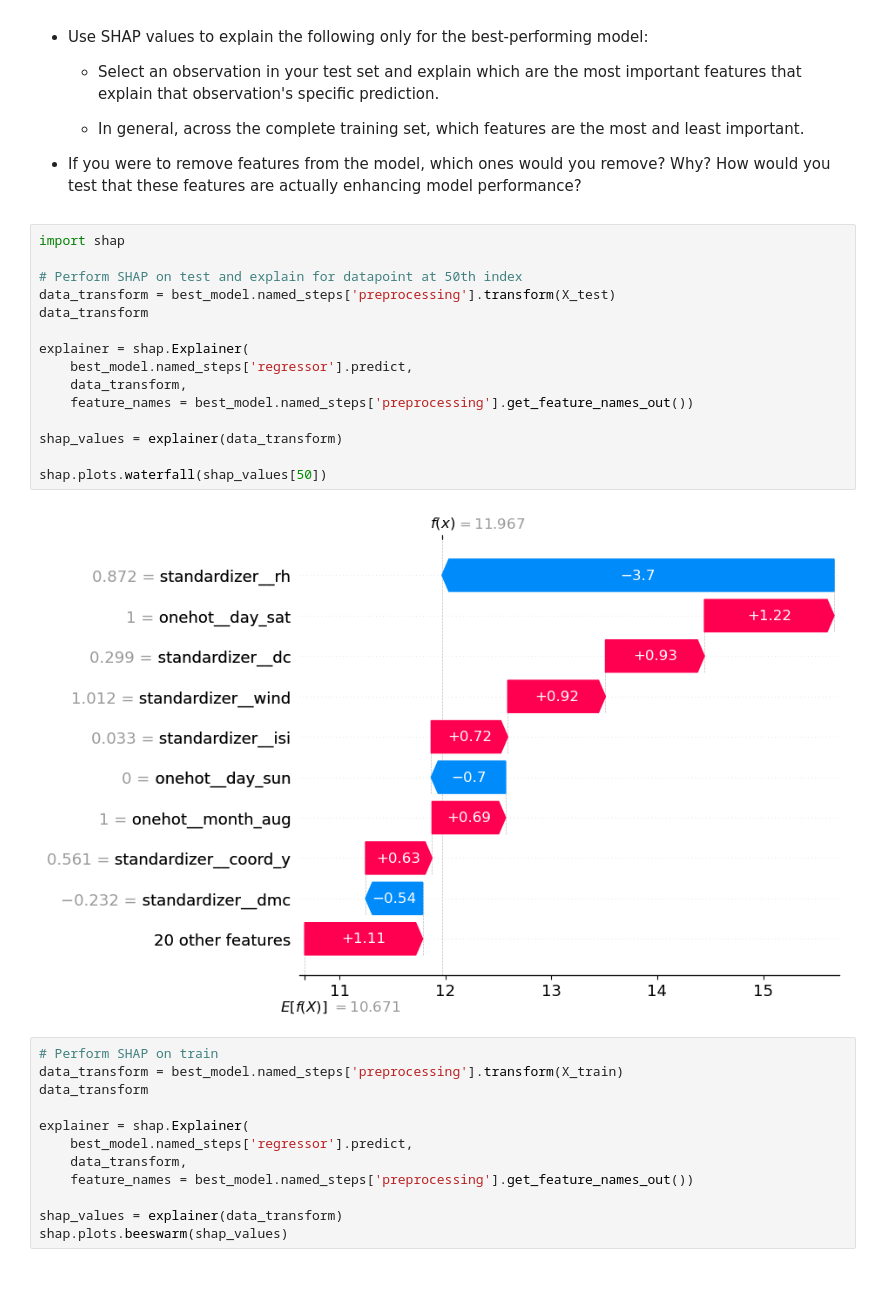
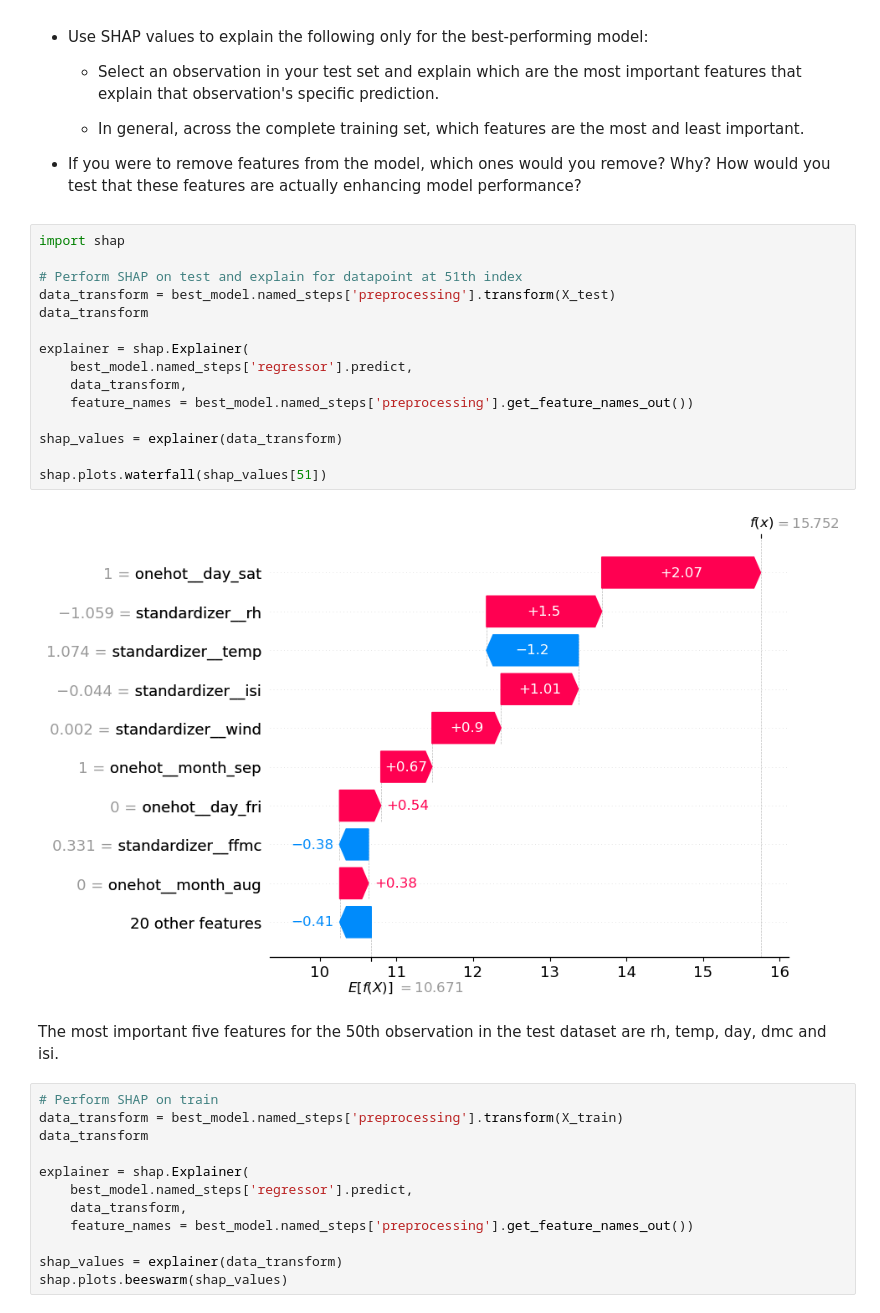
Before and after one commit to Sreeshap01/production, a Jupyter notebook: 02_activities/assignments/assignment_2.ipynb, the cells around one changed output. Cells and saved outputs as stored; diff of their text form; blank space fills up the shorter version.

```diff
--- a/02_activities/assignments/assignment_2.ipynb
+++ b/02_activities/assignments/assignment_2.ipynb
@@ -596,20 +596,22 @@ with open(outpath, 'wb') as f:
 # %%
 import shap
 
-# Perform SHAP on test and explain for datapoint at 50th index
+# Perform SHAP on test and explain for datapoint at 51th index
 data_transform = best_model.named_steps['preprocessing'].transform(X_test)
 data_transform
 
 explainer = shap.Explainer(
     best_model.named_steps['regressor'].predict,
     data_transform,
     feature_names = best_model.named_steps['preprocessing'].get_feature_names_out())
 
 shap_values = explainer(data_transform)
 
-shap.plots.waterfall(shap_values[50])
+shap.plots.waterfall(shap_values[51])
 # %% [output]
-[figure, old version]
+[figure, new version]
+# %% [markdown]
+The most important five features for the 50th observation in the test dataset are rh, temp, day, dmc and isi.
 # %%
 # Perform SHAP on train
 data_transform = best_model.named_steps['preprocessing'].transform(X_train)
```
Also changed, not shown: parts of 1 cell of this notebook.
